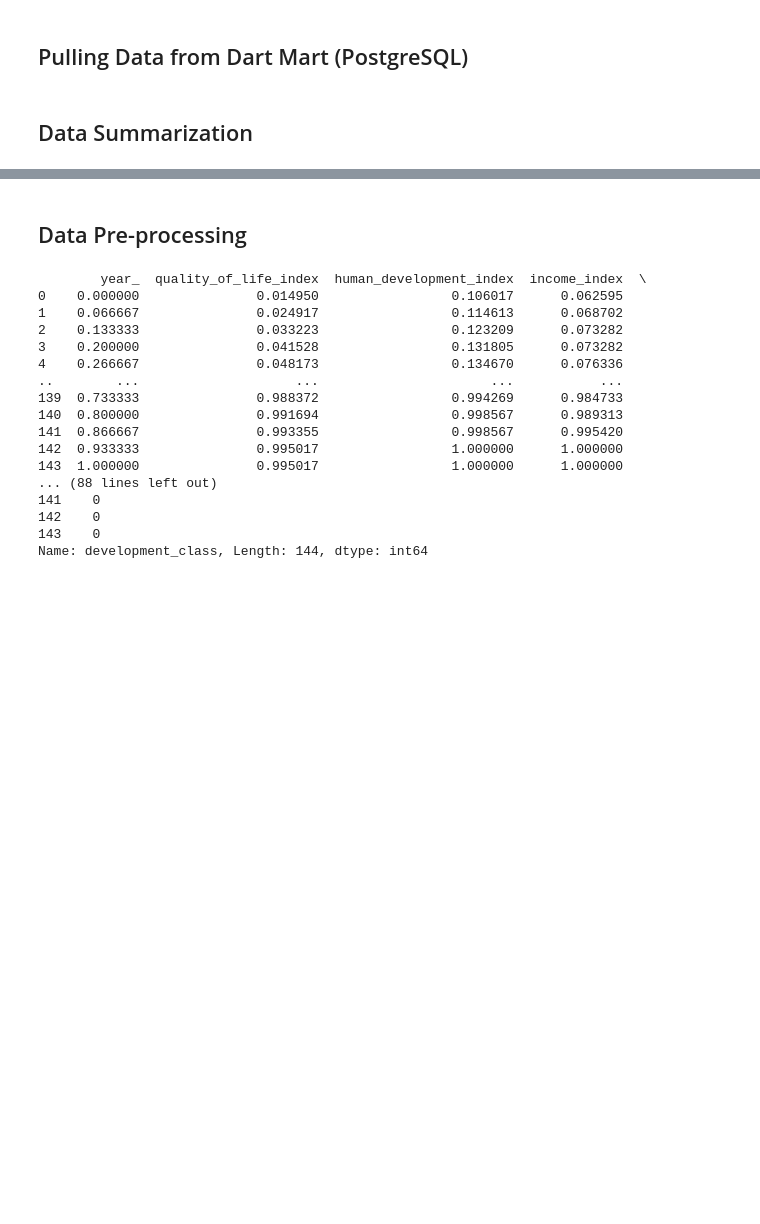
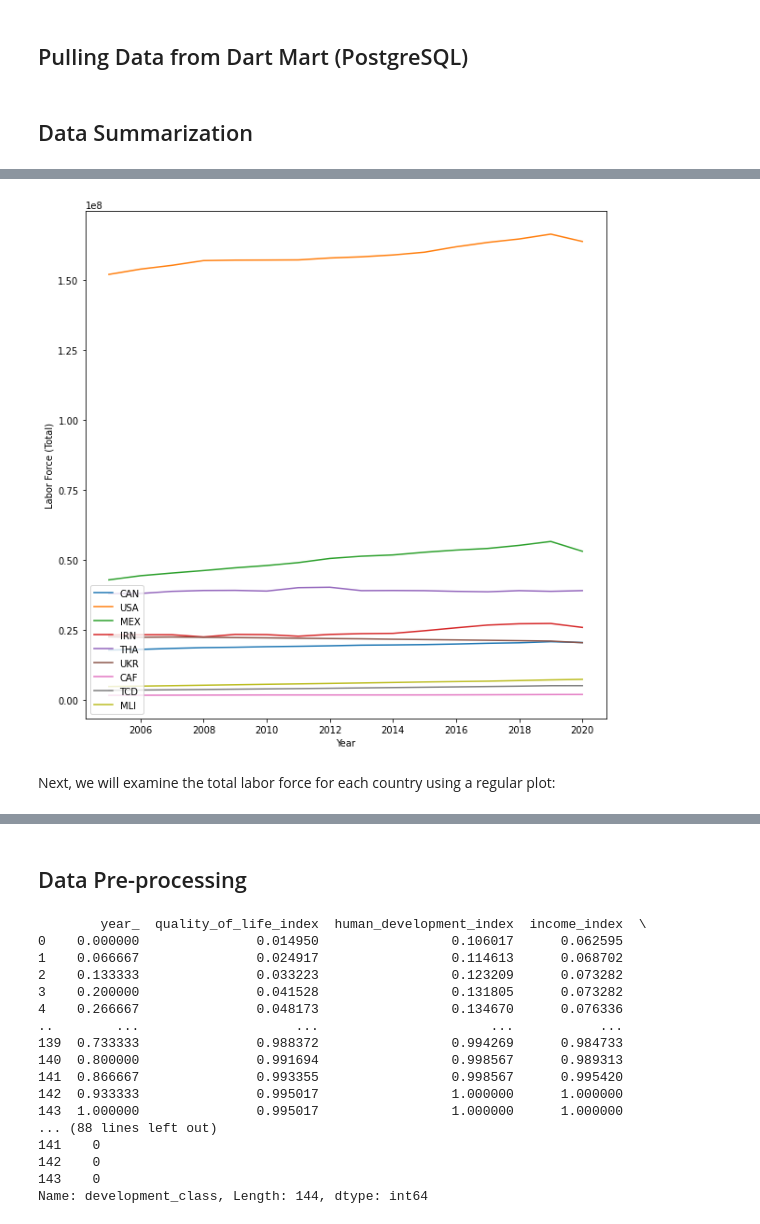
Before and after one commit to BazzaDEV/CSI4142-Project, a Jupyter notebook: Phase4-DataMining.ipynb, the cells around one changed output, grey strips where cells are left out. Saved outputs shown, nothing was run; the diff lists cells and outputs as text; code cells hidden in the pictures; blank space fills up the shorter version.

```diff
--- a/Phase4-DataMining.ipynb
+++ b/Phase4-DataMining.ipynb
@@ -90 +106,16 @@ raw_data = pd.read_sql_query(query_pull_data, db_engine)
+# %%
+for code in country_codes:
+    country_data = raw_data[raw_data['country_code']==code]
+    # print(country_data)
+    plt.plot(country_data['year_'], country_data['labor_force_total'], label=code)
+
+plt.legend(loc='lower left')
+
+plt.xlabel('Year')
+plt.ylabel('Labor Force (Total)')
+plt.show()
+# %% [output]
+[figure, added]
+# %% [markdown]
+Next, we will examine the total labor force for each country using a regular plot:
 # %%
```
Also changed, not shown: parts of 12 cells of this notebook.
